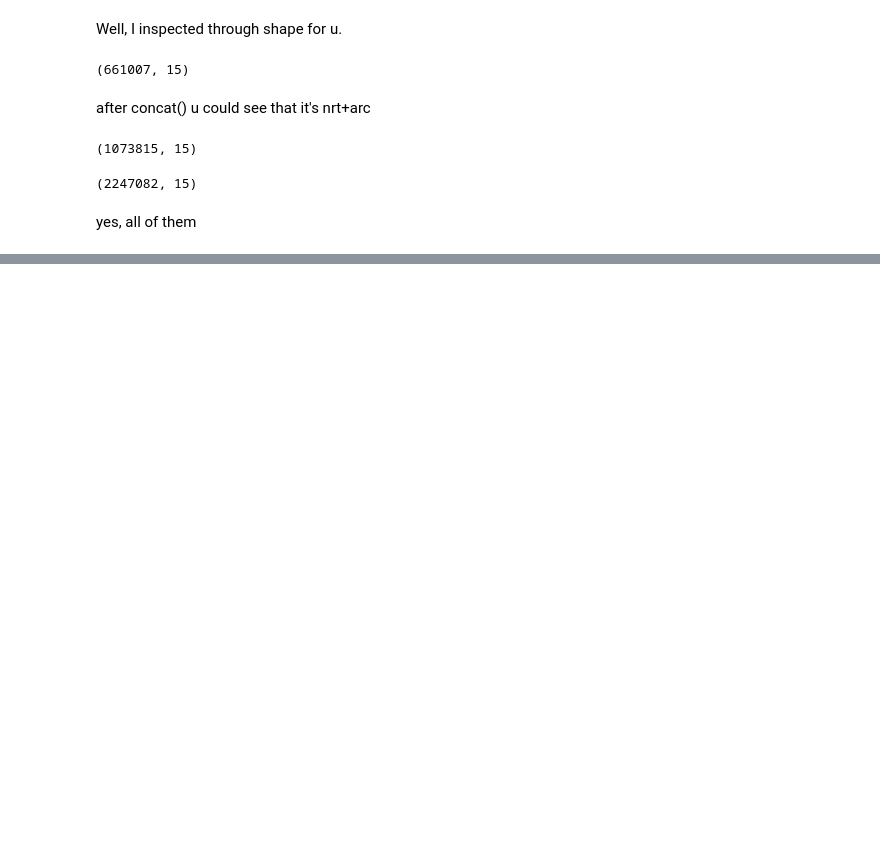
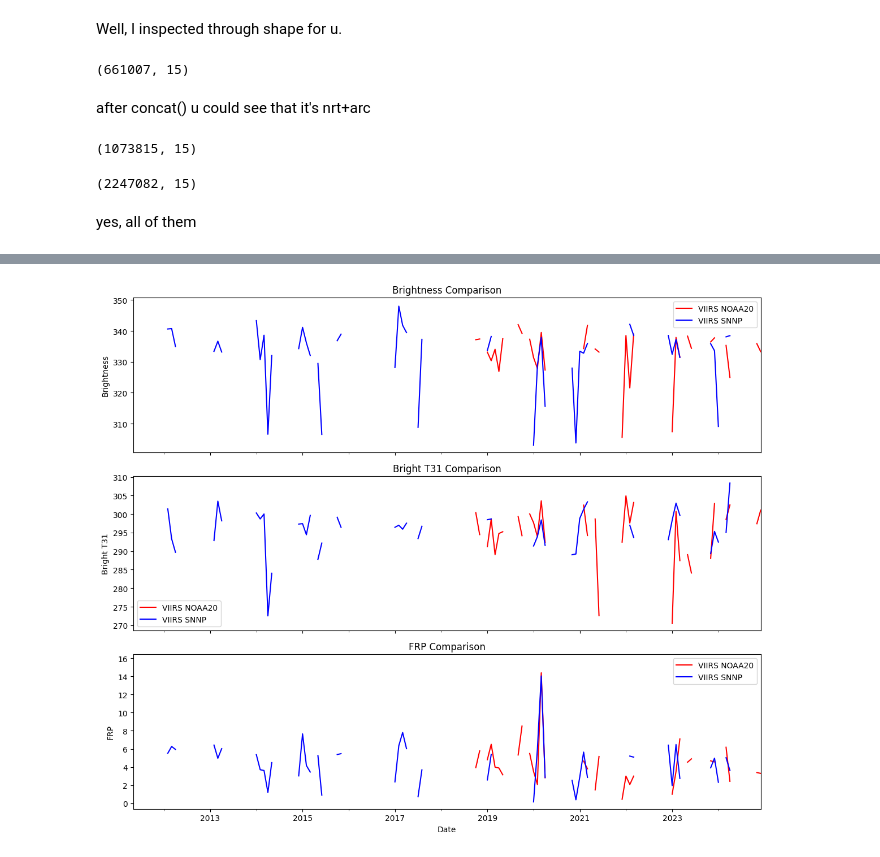
Before and after one commit to smolguyonearth/whoopenthisisgay, a Jupyter notebook: code_poysian/this is the real one/heatmap.ipynb, the cells around one changed output, grey strips where cells are left out. Drawn from its saved outputs; the diff is of its cells as text; code cells hidden in the pictures; blank space fills up the shorter version.

```diff
--- a/code_poysian/this is the real one/heatmap.ipynb
+++ b/code_poysian/this is the real one/heatmap.ipynb
@@ -53,0 +388,3 @@ yes, all of them
+# %%
+DL_FIRE_VIIRS_SNNP_fth = DL_FIRE_VIIRS_SNNP_fth.reset_index()
+DL_FIRE_VIIRS_SNNP_fth
@@ -53,0 +405,5 @@ yes, all of them
+# %%
+radius = df_ind.loc[df_ind['English_name'] == 'Bangkok Metropolis', 'R'].iloc[0]
+bkk_fire = DL_FIRE_VIIRS_SNNP_fth[DL_FIRE_VIIRS_SNNP_fth['distance_km'] <= radius*2].reset_index(drop=True)
+print(radius)
+print(bkk_fire[['latitude', 'longitude', 'distance_km']])
@@ -53,0 +446,5 @@ yes, all of them
+# %%
+bkk_fire = bkk_fire.drop(columns=["latitude" , "longitude"])
+# %%
+pm_fire_SNNP = pd.merge(pm_bkk, bkk_fire, left_on="date", right_on="acq_date", how="left")
+pm_fire_SNNP
@@ -53,0 +465,7 @@ yes, all of them
+# %%
+# date as index
+pm_fire_NOAA = pm_fire_NOAA.set_index("date")
+pm_fire_SNNP = pm_fire_SNNP.set_index("date")
+plot_monthly_comparison(pm_fire_NOAA, pm_fire_SNNP)
+# %% [output]
+[figure, added]
```
Also changed, not shown: parts of 63 cells of this notebook, 6 other files.
